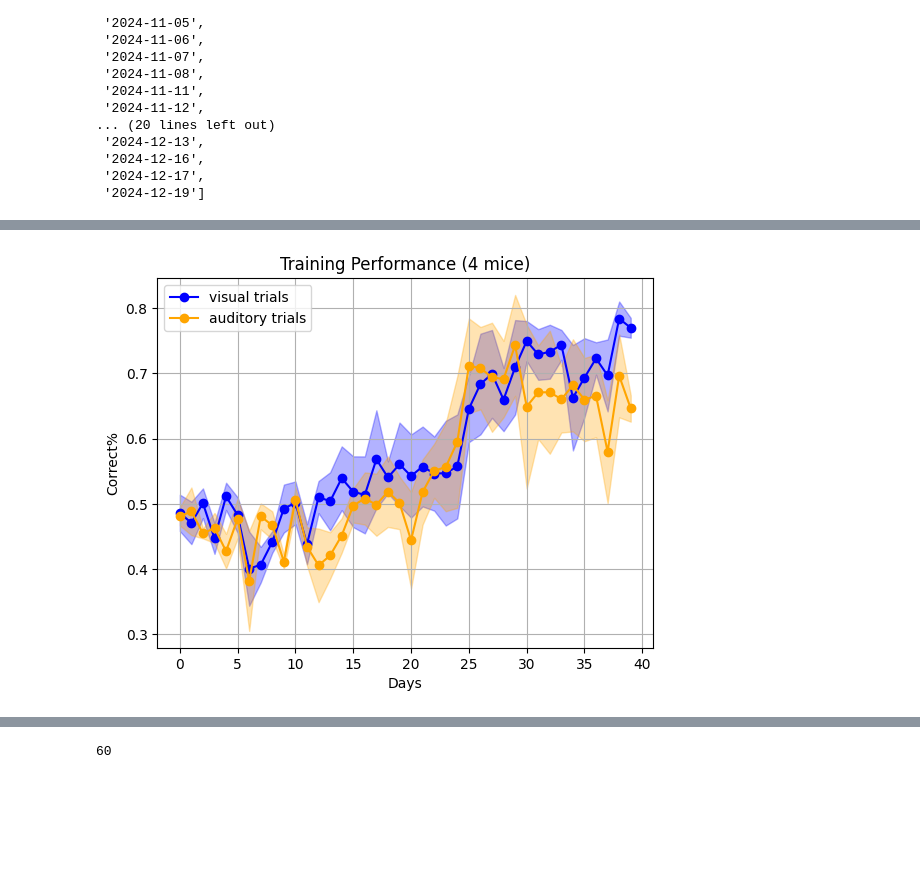
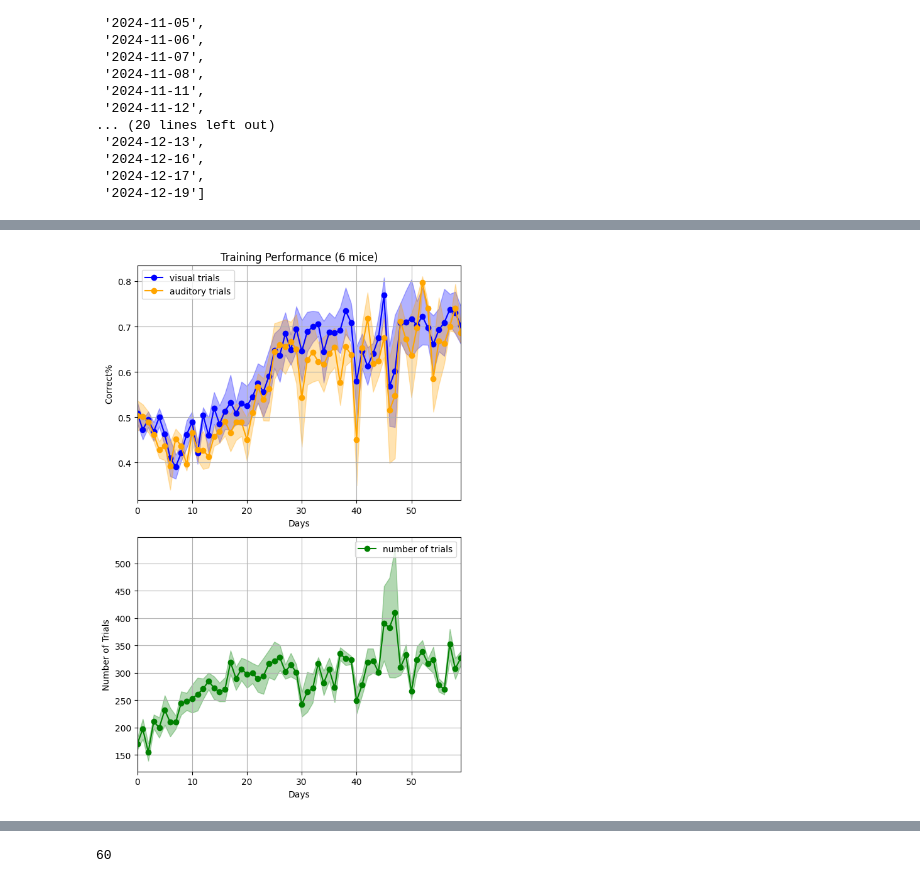
Before and after one commit to edwardyan95/ibllib, a Jupyter notebook: examples/EY_behavior_preprocess.ipynb, the cells around one changed output, grey strips where cells are left out. Saved outputs shown, nothing was run; the diff lists cells and outputs as text; code cells hidden in the pictures; blank space fills up the shorter version.

```diff
--- a/examples/EY_behavior_preprocess.ipynb
+++ b/examples/EY_behavior_preprocess.ipynb
@@ -18,7 +18,7 @@ from ibllib.io.extractors.training_wheel import extract_first_movement_times
 #from localAlf import load_wheel_reaction_times_local
 from brainbox.behavior.training import *
 # %%
-subject_dir = r'Z:\TM_Lab\Edward\Data\iblrig_data\Subjects\R_L2'
+subject_dir = r'Z:\TM_Lab\Edward\Data\iblrig_data\Subjects\J_L2'
 subject_id = subject_dir[subject_dir.find('Subjects')+9:]
 # print(subject_id)
 for datepath in os.listdir(subject_dir):
@@ -70,5 +62,5 @@ processing data for 025-02-14
 # %%
-subject_dir = r'Z:\TM_Lab\Edward\Data\iblrig_data\Subjects\R_L2'
+subject_dir = r'Z:\TM_Lab\Edward\Data\iblrig_data\Subjects\S_R2'
 subject_id = subject_dir[subject_dir.find('Subjects')+9:]
 # print(subject_id)
 trials_by_day = []
@@ -219,9 +211,8 @@ np.save(os.path.join(subject_dir, 'accuracies_aud.npy'), np.array(accuracies_aud
 np.save(os.path.join(subject_dir, 'num_trials.npy'), np.array(num_trials))
 # %%
 mouse_ids = [
-#              'A_L2',
-#              'A_R2',
-#              'A_R3',
+             'A_L2',
+             'A_R2',
              'O_R2',
              'L_R2',
              'J_L2',
@@ -241,30 +241,80 @@ for mouse in mouse_ids:
 # %%
-max_length = 40
+max_length = 60
 
 # Step 1: Clip or pad arrays to ensure all have the same length
 def clip_or_pad(arr, max_length):
     return arr[:max_length] if len(arr) > max_length else np.pad(arr, (0, max_length - len(arr)), constant_values=np.nan)
 
+# Use the same padding function for all arrays
 all_acc_vis = np.array([clip_or_pad(arr, max_length) for arr in all_acc_vis])
 all_acc_aud = np.array([clip_or_pad(arr, max_length) for arr in all_acc_aud])
-#all_num_trials = np.array([clip_or_pad(arr, max_length) for arr in all_num_trials])
+all_num_trials = np.array([clip_or_pad(np.float32(arr), max_length) for arr in all_num_trials])
 
-# Step 2: Compute the average and standard error for visual condition
+# Step 2: Compute the average and standard error for all conditions
+# Calculate means ignoring NaN values
 avg_acc_vis = np.nanmean(all_acc_vis, axis=0)
-se_acc_vis = np.nanstd(all_acc_vis, axis=0) / np.sqrt(np.sum(~np.isnan(all_acc_vis), axis=0))
 avg_acc_aud = np.nanmean(all_acc_aud, axis=0)
-se_acc_aud = np.nanstd(all_acc_aud, axis=0) / np.sqrt(np.sum(~np.isnan(all_acc_aud), axis=0))
-# Step 3: Plot the average with shaded standard error
+avg_num_trials = np.nanmean(all_num_trials, axis=0)
+
+# Calculate standard errors correctly
+n_valid_vis = np.sum(~np.isnan(all_acc_vis), axis=0)
+n_valid_aud = np.sum(~np.isnan(all_acc_aud), axis=0)
+n_valid_trials = np.sum(~np.isnan(all_num_trials), axis=0)
+
+se_acc_vis = np.nanstd(all_acc_vis, axis=0) / np.sqrt(n_valid_vis)
+se_acc_aud = np.nanstd(all_acc_aud, axis=0) / np.sqrt(n_valid_aud)
+se_num_trials = np.nanstd(all_num_trials, axis=0) / np.sqrt(n_valid_trials)
+
+# Step 3: Create two subplots
 x = np.arange(max_length)
-plt.plot(x, avg_acc_vis, marker='o', color='blue', label = 'visual trials')
-plt.fill_between(x, avg_acc_vis - se_acc_vis, avg_acc_vis + se_acc_vis, color='blue', alpha=0.3)
-plt.plot(x, avg_acc_aud, marker='o', color='orange', label = 'auditory trials')
-plt.fill_between(x, avg_acc_aud - se_acc_aud, avg_acc_aud + se_acc_aud, color='orange', alpha=0.3)
-plt.xlabel('Days')
-plt.ylabel('Correct%')
-plt.title('Training Performance (4 mice)')
-plt.legend()
-plt.grid()
+fig, (ax1, ax2) = plt.subplots(2, 1, figsize=(6, 9))
+
+# Plot accuracy data on first subplot
+valid_vis = ~np.isnan(avg_acc_vis)
+valid_aud = ~np.isnan(avg_acc_aud)
+
+ax1.plot(x[valid_vis], avg_acc_vis[valid_vis], marker='o', color='blue', label='visual trials')
+ax1.fill_between(x[valid_vis],
+                 avg_acc_vis[valid_vis] - se_acc_vis[valid_vis],
+                 avg_acc_vis[valid_vis] + se_acc_vis[valid_vis],
+                 color='blue', alpha=0.3)
+
+ax1.plot(x[valid_aud], avg_acc_aud[valid_aud], marker='o', color='orange', label='auditory trials')
+ax1.fill_between(x[valid_aud],
+                 avg_acc_aud[valid_aud] - se_acc_aud[valid_aud],
+                 avg_acc_aud[valid_aud] + se_acc_aud[valid_aud],
+                 color='orange', alpha=0.3)
+
+ax1.set_xlabel('Days')
+ax1.set_ylabel('Correct%')
+ax1.set_title('Training Performance (6 mice)')
+ax1.legend()
+ax1.grid(True)
+ax1.set_xlim(0, max_length-1)
+
+# Plot number of trials on second subplot
+valid_trials = ~np.isnan(avg_num_trials)
+ax2.plot(x[valid_trials], avg_num_trials[valid_trials], marker='o', color='green', label='number of trials')
+ax2.fill_between(x[valid_trials],
+                 avg_num_trials[valid_trials] - se_num_trials[valid_trials],
+                 avg_num_trials[valid_trials] + se_num_trials[valid_trials],
+                 color='green', alpha=0.3)
+
+ax2.set_xlabel('Days')
+ax2.set_ylabel('Number of Trials')
+ax2.legend()
+ax2.grid(True)
+ax2.set_xlim(0, max_length-1)
+
+plt.tight_layout()
 plt.show()
+
+# Print diagnostic information
+print("Number of valid samples at each timepoint (visual):")
+print(n_valid_vis)
+print("\nNumber of valid samples at each timepoint (auditory):")
+print(n_valid_aud)
+print("\nNumber of valid samples at each timepoint (trials):")
+print(n_valid_trials)
 # %% [output]
-[figure, old version]
+[figure, new version]
```
Also changed, not shown: parts of 10 cells of this notebook, 8 other files.
